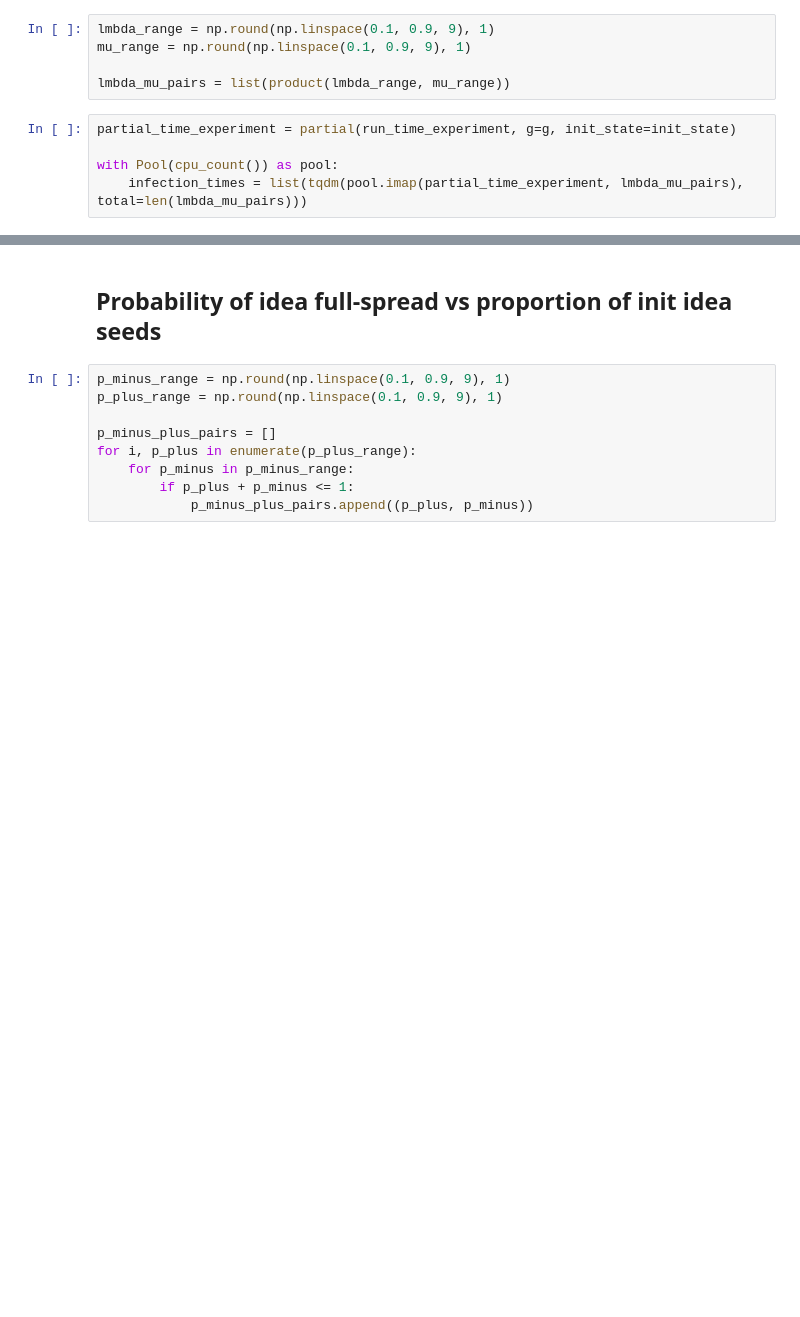
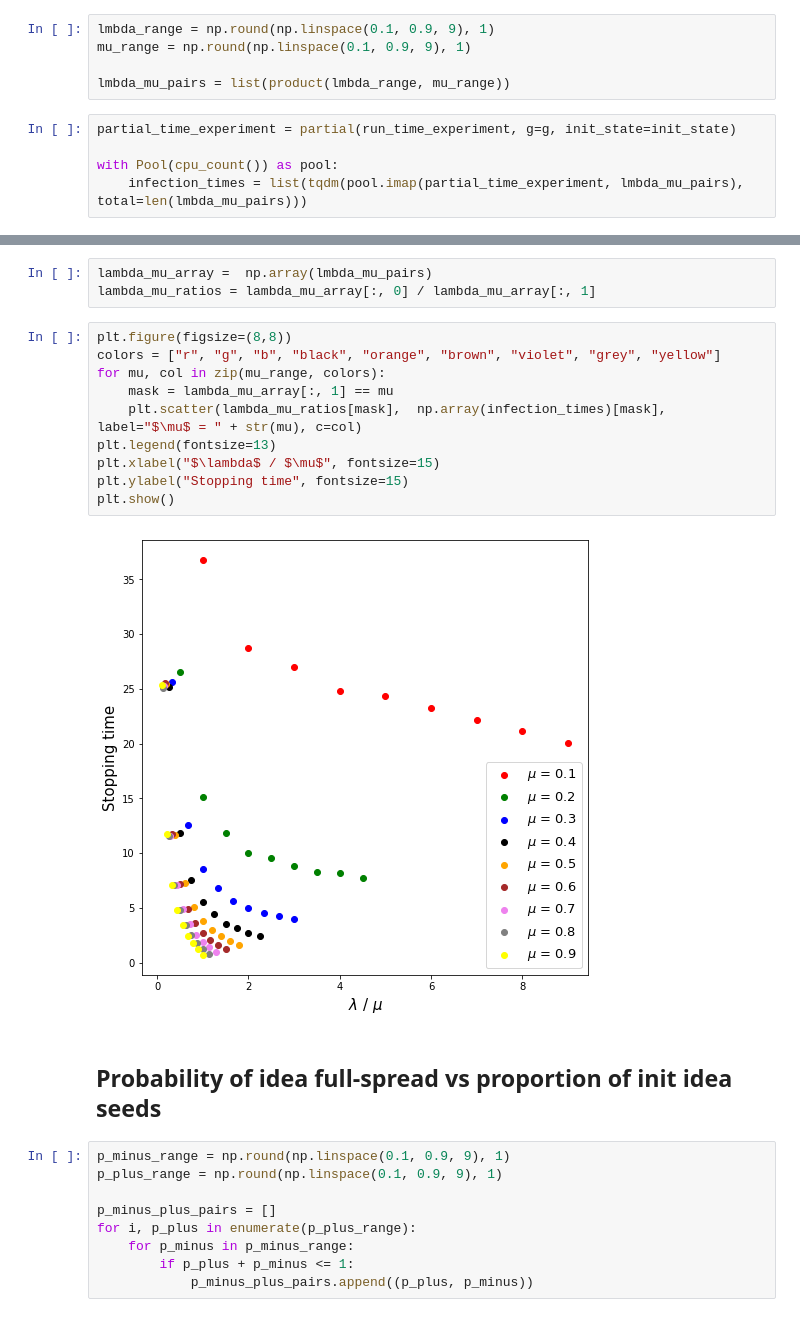
Before and after one commit to AlexanderKagan/MC-Representation-of-Information-Diffusion, a Jupyter notebook: experiments.ipynb, the cells around one changed output, grey strips where cells are left out. Cells and saved outputs as stored; diff of their text form; blank space fills up the shorter version.

```diff
--- a/experiments.ipynb
+++ b/experiments.ipynb
@@ -43,3 +44,18 @@ plot_infection_times(infection_times, lmbda_range, mu_range)
+# %%
+lambda_mu_array =  np.array(lmbda_mu_pairs)
+lambda_mu_ratios = lambda_mu_array[:, 0] / lambda_mu_array[:, 1]
+# %%
+plt.figure(figsize=(8,8))
+colors = ["r", "g", "b", "black", "orange", "brown", "violet", "grey", "yellow"]
+for mu, col in zip(mu_range, colors):
+    mask = lambda_mu_array[:, 1] == mu
+    plt.scatter(lambda_mu_ratios[mask],  np.array(infection_times)[mask], label="$\mu$ = " + str(mu), c=col)
+plt.legend(fontsize=13)
+plt.xlabel("$\lambda$ / $\mu$", fontsize=15)
+plt.ylabel("Stopping time", fontsize=15)
+plt.show()
+# %% [output]
+[figure, added]
 # %% [markdown]
 ## Probability of idea full-spread vs proportion of init idea seeds
 # %%
```
Also changed, not shown: parts of 10 cells of this notebook, 3 other files.
